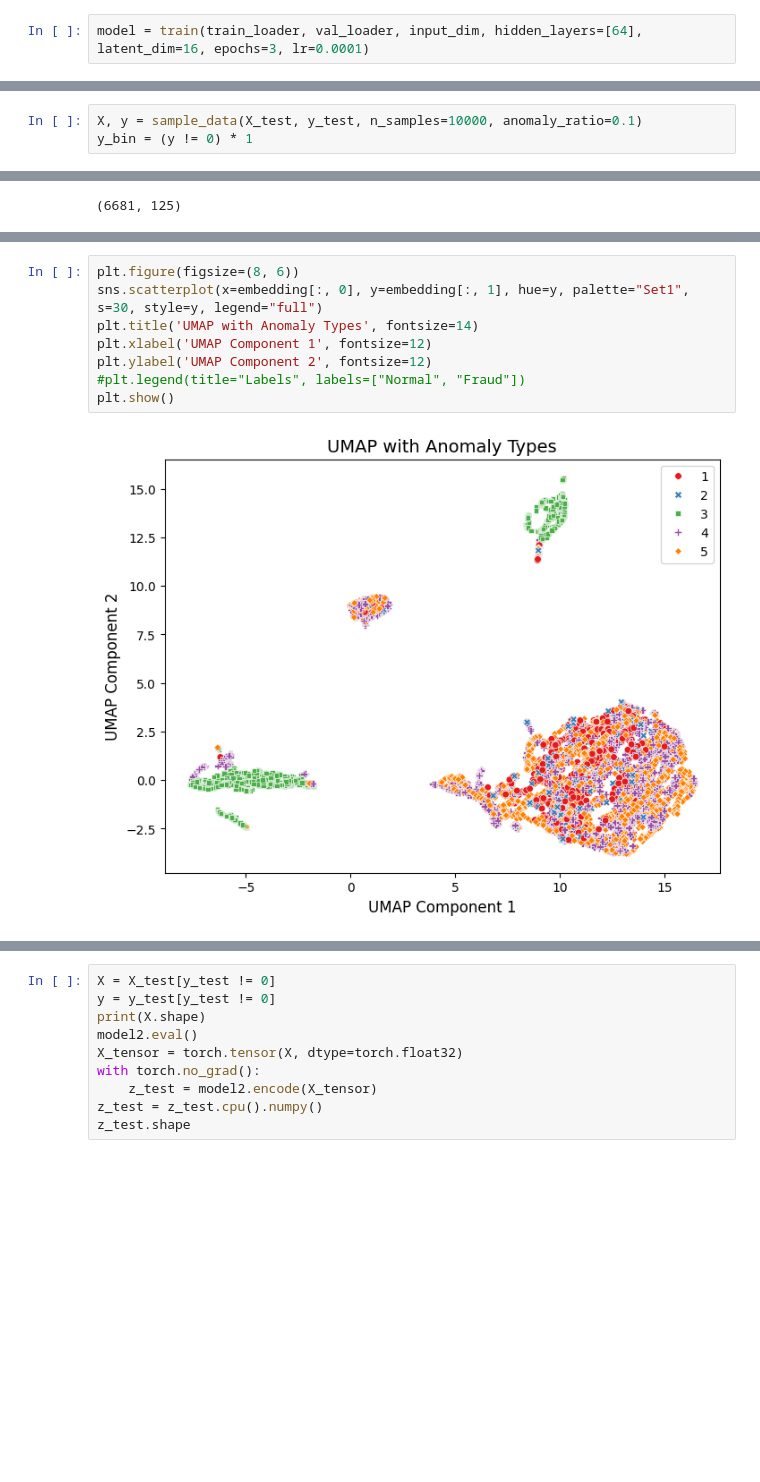
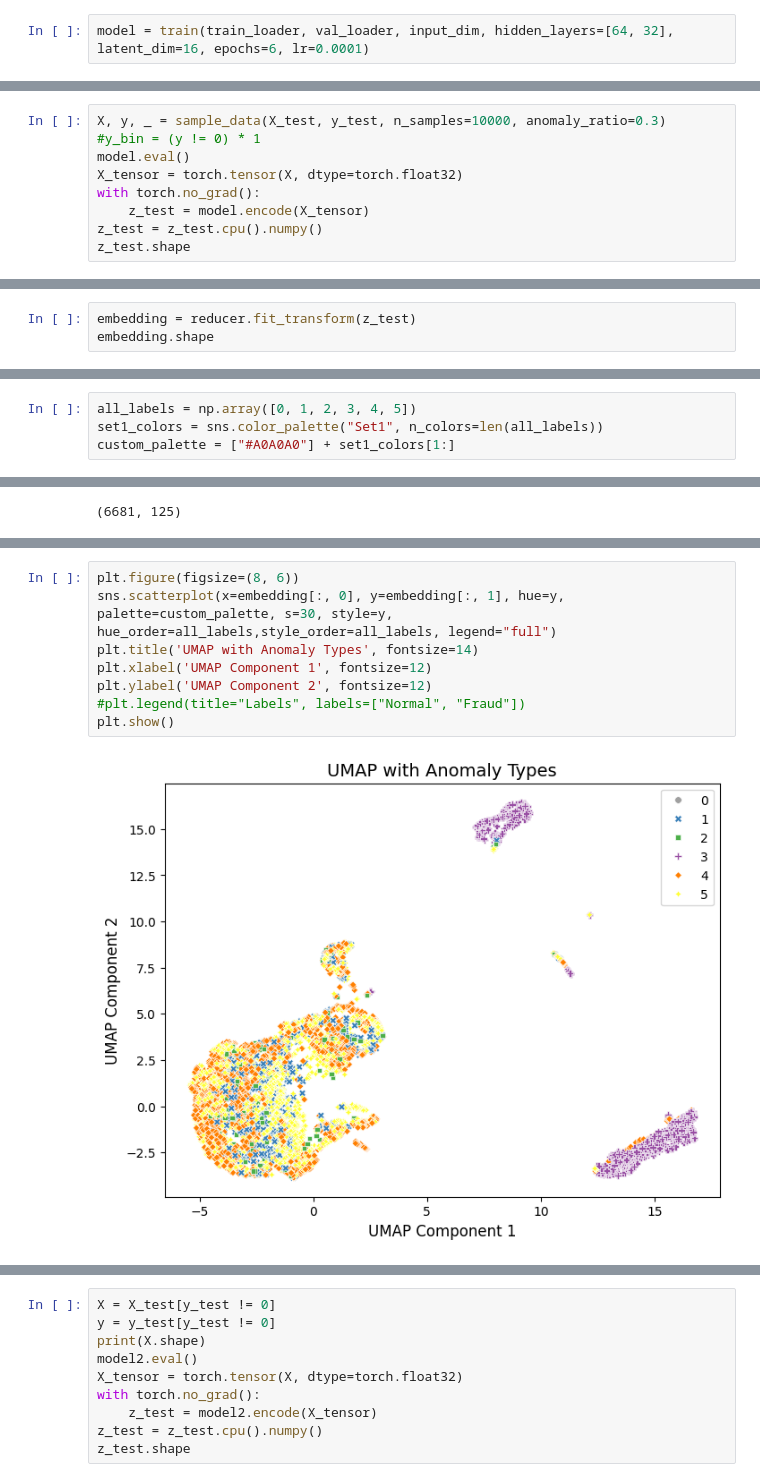
Before and after one commit to darosali/explainable-latent-classifiers, a Jupyter notebook: amaretto_full.ipynb, the cells around one changed output, grey strips where cells are left out. Cells and saved outputs as stored; diff of their text form; blank space fills up the shorter version.

Commit message:
add more examples and visualizations

```diff
--- a/amaretto_full.ipynb
+++ b/amaretto_full.ipynb
@@ -72,5 +76,5 @@ model.load_state_dict(torch.load("autoencoder_16.pth"))
 # %% [output]
 <All keys matched successfully>
 # %%
-model = train(train_loader, val_loader, input_dim, hidden_layers=[64], latent_dim=16, epochs=3, lr=0.0001)
+model = train(train_loader, val_loader, input_dim, hidden_layers=[64, 32], latent_dim=16, epochs=6, lr=0.0001)
 # %% [output]
@@ -90,4 +102,10 @@ torch.save(model2.state_dict(), "autoencoder_2.pth")
 # %%
-X, y = sample_data(X_test, y_test, n_samples=10000, anomaly_ratio=0.1)
-y_bin = (y != 0) * 1
+X, y, _ = sample_data(X_test, y_test, n_samples=10000, anomaly_ratio=0.3)
+#y_bin = (y != 0) * 1
+model.eval()
+X_tensor = torch.tensor(X, dtype=torch.float32)
+with torch.no_grad():
+    z_test = model.encode(X_tensor)
+z_test = z_test.cpu().numpy()
+z_test.shape
 # %% [output]
@@ -94,0 +114,3 @@ y_bin = (y != 0) * 1
+# %%
+embedding = reducer.fit_transform(z_test)
+embedding.shape
@@ -94,0 +119,4 @@ y_bin = (y != 0) * 1
+# %%
+all_labels = np.array([0, 1, 2, 3, 4, 5])
+set1_colors = sns.color_palette("Set1", n_colors=len(all_labels))
+custom_palette = ["#A0A0A0"] + set1_colors[1:]
@@ -122,11 +157,11 @@ embedding.shape
 (6681, 2)
 # %%
 plt.figure(figsize=(8, 6))
-sns.scatterplot(x=embedding[:, 0], y=embedding[:, 1], hue=y, palette="Set1", s=30, style=y, legend="full")
+sns.scatterplot(x=embedding[:, 0], y=embedding[:, 1], hue=y, palette=custom_palette, s=30, style=y, hue_order=all_labels,style_order=all_labels, legend="full")
 plt.title('UMAP with Anomaly Types', fontsize=14)
 plt.xlabel('UMAP Component 1', fontsize=12)
 plt.ylabel('UMAP Component 2', fontsize=12)
 #plt.legend(title="Labels", labels=["Normal", "Fraud"])
 plt.show()
 # %% [output]
-[figure, old version]
+[figure, new version]
```
Also changed, not shown: parts of 61 cells of this notebook, 6 other files.
